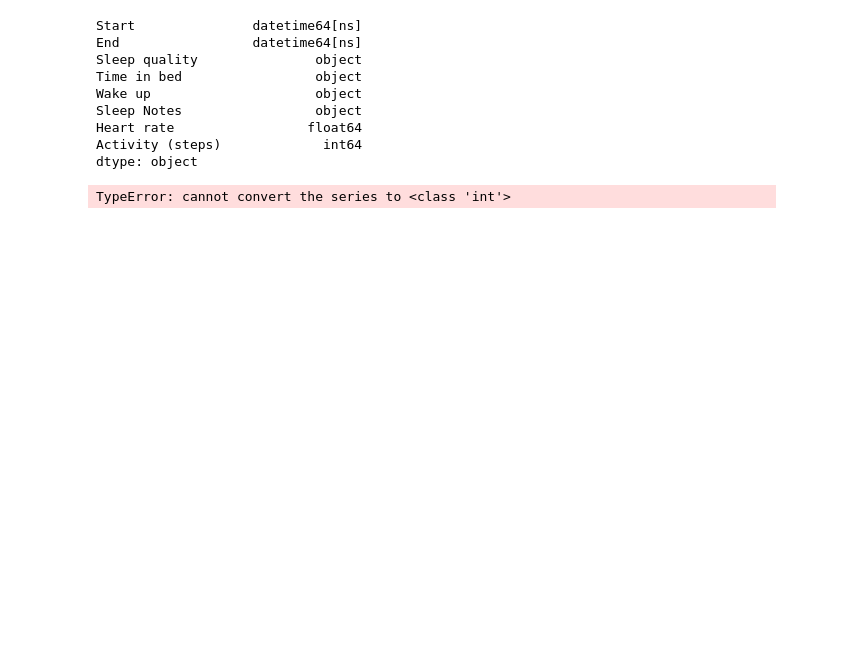
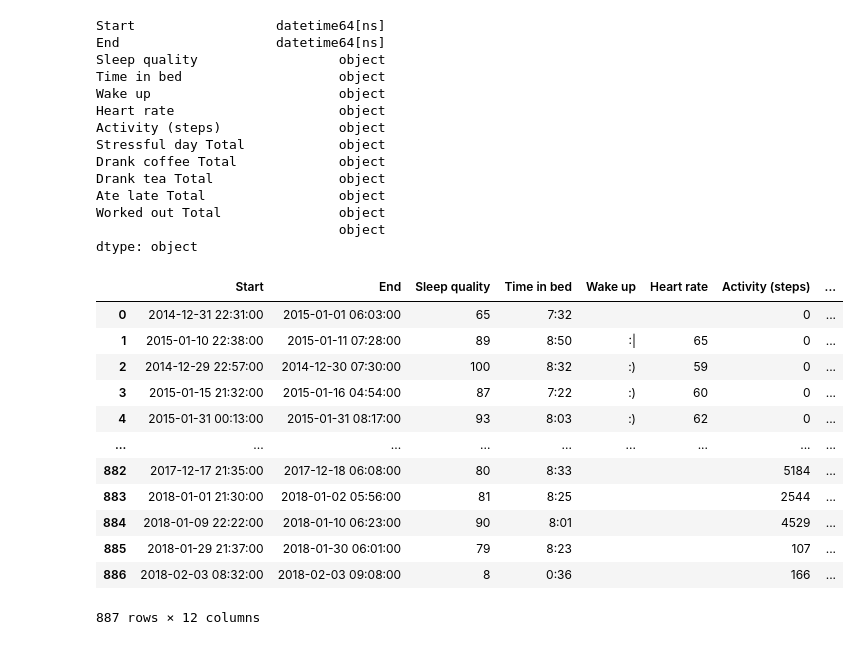
Before and after one commit to mtomison/Sleep_Analysis, a Jupyter notebook: sleepDataPreprocessing.ipynb, the cells around one changed output. Saved outputs shown, nothing was run; the diff lists cells and outputs as text; code cells hidden in the pictures; blank space fills up the shorter version.

```diff
--- a/sleepDataPreprocessing.ipynb
+++ b/sleepDataPreprocessing.ipynb
@@ -22,21 +59,52 @@ sleepdata
 # %%
-sleepdata['Start'] = pd.to_datetime(sleepdata["Start"])
+#change Date to datetime
+df['Start'] = pd.to_datetime(df["Start"], format="%H%M")
 # %%
-sleepdata['End'] = pd.to_datetime(sleepdata["End"])
-sleepdata.dtypes
+#change Date to datetime
+df['End'] = pd.to_datetime(df["End"])
+df.dtypes
 # %% [output]
-Start               datetime64[ns]
-End                 datetime64[ns]
-Sleep quality               object
-Time in bed                 object
-Wake up                     object
-Sleep Notes                 object
-Heart rate                 float64
-Activity (steps)             int64
+Start                  datetime64[ns]
+End                    datetime64[ns]
+Sleep quality                  object
+Time in bed                    object
+Wake up                        object
+Heart rate                     object
+Activity (steps)               object
+Stressful day Total            object
+Drank coffee Total             object
+Drank tea Total                object
+Ate late Total                 object
+Worked out Total               object
+                               object
 dtype: object
 # %%
-sleepdata['Sleep quality'] =
+#change Column to integer
+df['Sleep quality'] = df['Sleep quality'].str.replace('%', '')
-# %% [output]
-TypeError: cannot convert the series to <class 'int'>
 # %%
-sleepdata['Sleep Notes']
+#change Column to integer
+df['Sleep quality'] = df['Sleep quality'].astype('int64')
+df['Activity (steps)'] = df['Activity (steps)'].astype('int64')
+df['Stressful day Total'] = df['Stressful day Total'].astype('int64')
+df['Drank coffee Total'] = df['Drank coffee Total'].astype('int64')
+df['Drank tea Total'] = df['Drank tea Total'].astype('int64')
+df['Ate late Total'] = df['Ate late Total'].astype('int64')
+df['Worked out Total'] = df['Worked out Total'].astype('int64')
+# %%
+#Remove Rogue "" column
+df = df.drop(columns=[""], axis=1)
+df
+# %% [output]
+|  | Start | End | Sleep quality | Time in bed | Wake up | Heart rate | Activity (steps) | ... |
+| 0 | 2014-12-31 22:31:00 | 2015-01-01 06:03:00 | 65 | 7:32 |  |  | 0 | ... |
+| 1 | 2015-01-10 22:38:00 | 2015-01-11 07:28:00 | 89 | 8:50 | :| | 65 | 0 | ... |
+| 2 | 2014-12-29 22:57:00 | 2014-12-30 07:30:00 | 100 | 8:32 | :) | 59 | 0 | ... |
+| 3 | 2015-01-15 21:32:00 | 2015-01-16 04:54:00 | 87 | 7:22 | :) | 60 | 0 | ... |
+| 4 | 2015-01-31 00:13:00 | 2015-01-31 08:17:00 | 93 | 8:03 | :) | 62 | 0 | ... |
+| ... | ... | ... | ... | ... | ... | ... | ... | ... |
+| 882 | 2017-12-17 21:35:00 | 2017-12-18 06:08:00 | 80 | 8:33 |  |  | 5184 | ... |
+| 883 | 2018-01-01 21:30:00 | 2018-01-02 05:56:00 | 81 | 8:25 |  |  | 2544 | ... |
+| 884 | 2018-01-09 22:22:00 | 2018-01-10 06:23:00 | 90 | 8:01 |  |  | 4529 | ... |
+| 885 | 2018-01-29 21:37:00 | 2018-01-30 06:01:00 | 79 | 8:23 |  |  | 107 | ... |
+| 886 | 2018-02-03 08:32:00 | 2018-02-03 09:08:00 | 8 | 0:36 |  |  | 166 | ... |
+887 rows × 12 columns
```
Also changed, not shown: parts of 16 cells of this notebook.
